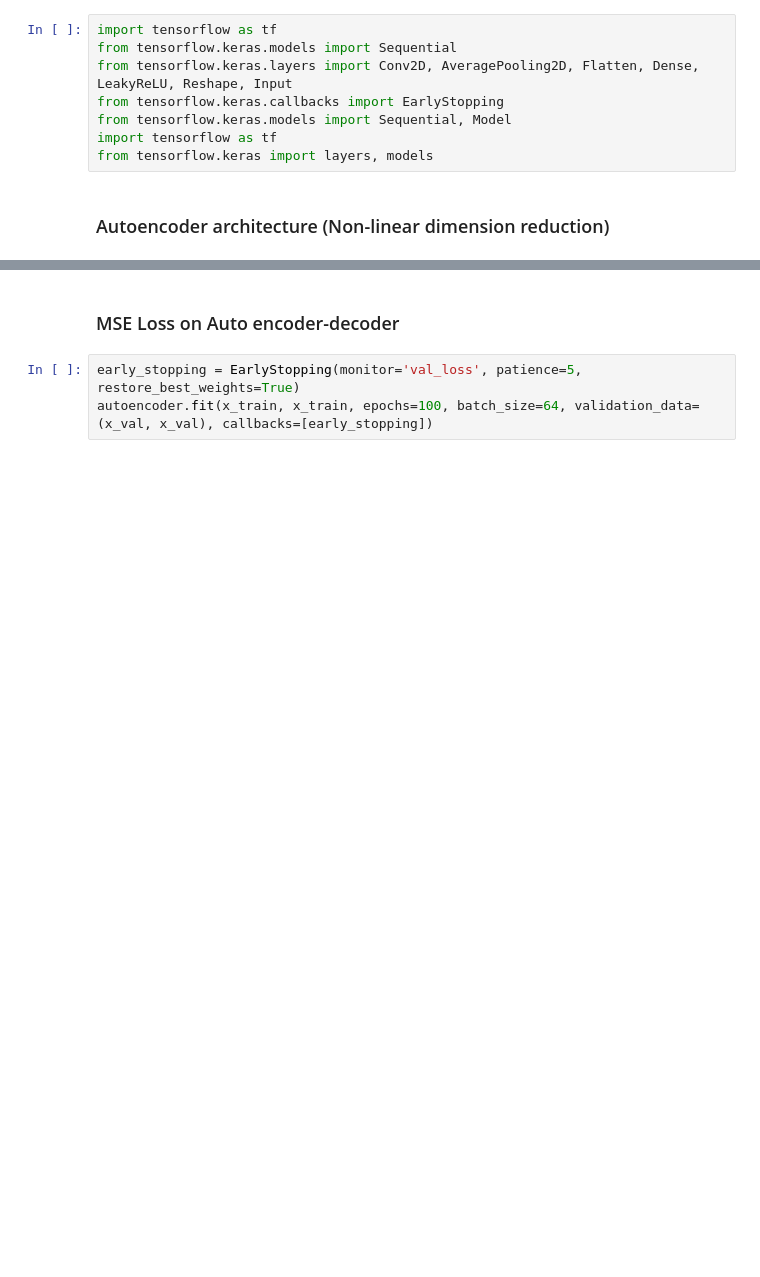
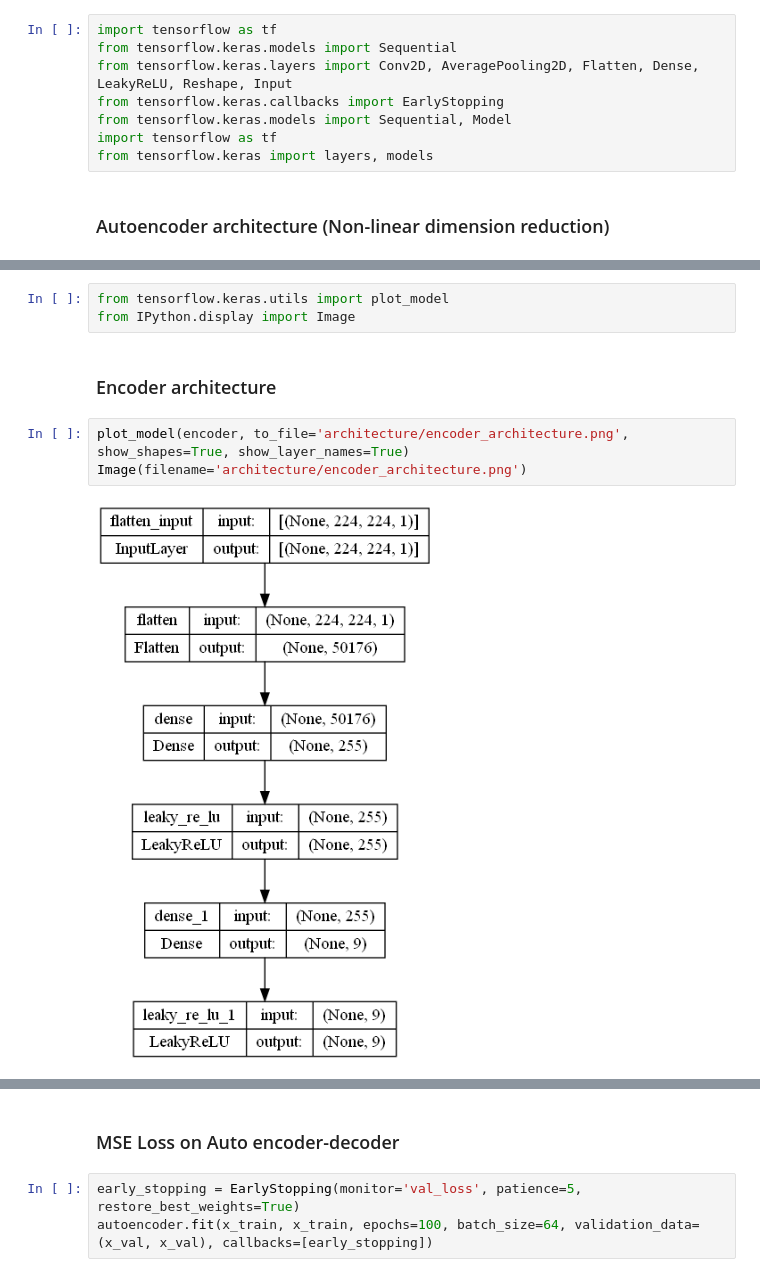
Before and after one commit to tlevietpdx/dimension-reduction-ml, a Jupyter notebook: run.ipynb, the cells around one changed output, grey strips where cells are left out. Saved outputs shown, nothing was run; the diff lists cells and outputs as text; blank space fills up the shorter version.

```diff
--- a/run.ipynb
+++ b/run.ipynb
@@ -88,3 +88,13 @@ Total params: 25645045 (97.83 MB)
 Trainable params: 25645045 (97.83 MB)
 Non-trainable params: 0 (0.00 Byte)
 _________________________________________________________________
+# %%
+from tensorflow.keras.utils import plot_model
+from IPython.display import Image
+# %% [markdown]
+### Encoder architecture
+# %%
+plot_model(encoder, to_file='architecture/encoder_architecture.png', show_shapes=True, show_layer_names=True)
+Image(filename='architecture/encoder_architecture.png')
+# %% [output]
+[figure, added]
```
Also changed, not shown: parts of 14 cells of this notebook, 4 other files.
